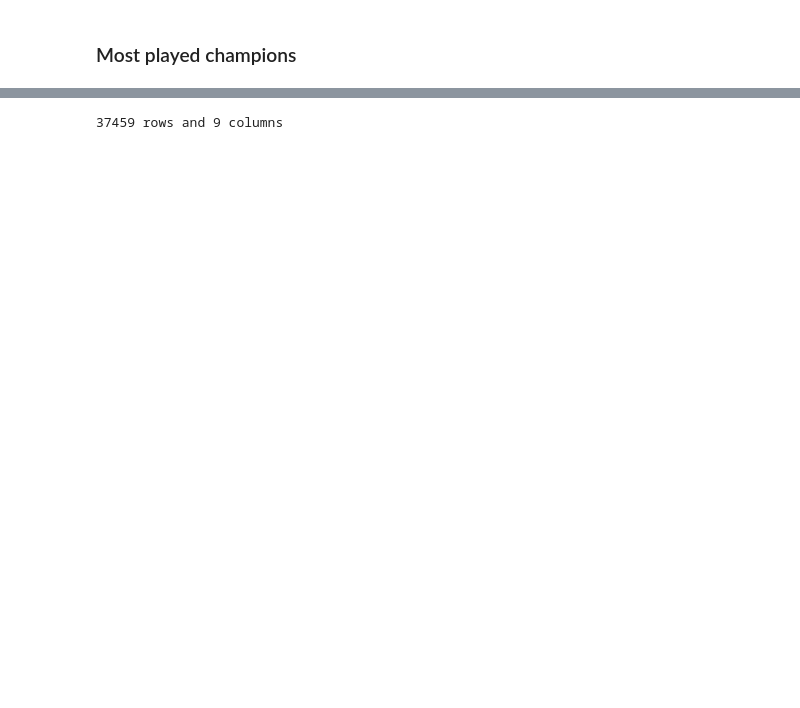
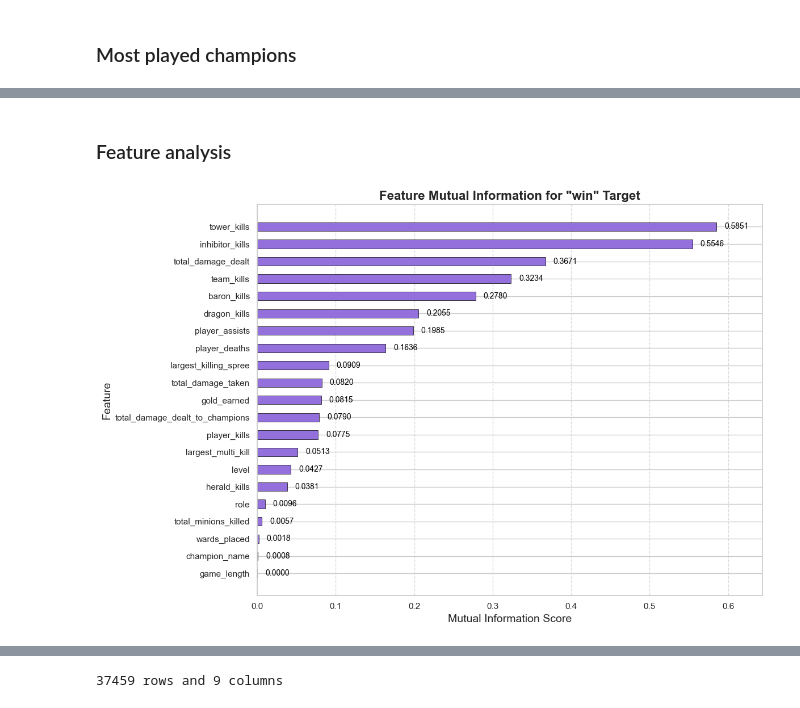
Before and after one commit to NJurquet/neuralol, a Jupyter notebook: notebooks/0_dataset_visualization.ipynb, the cells around one changed output, grey strips where cells are left out. Cells and saved outputs as stored; diff of their text form; code cells hidden in the pictures; blank space fills up the shorter version.

```diff
--- a/notebooks/0_dataset_visualization.ipynb
+++ b/notebooks/0_dataset_visualization.ipynb
@@ -291,0 +366,50 @@ plt.show()
+# %% [markdown]
+### Feature analysis
+# %%
+from sklearn.feature_selection import mutual_info_classif
+from sklearn.preprocessing import OrdinalEncoder
+
+# Define columns to exclude (identifiers and redundant information)
+exclude_cols = [StatsCols.GAME_ID, StatsCols.PLAYER_ID, StatsCols.PLAYER_NAME, StatsCols.TEAM_ID, StatsCols.TEAM_NAME, StatsCols.TEAM_ACRONYM]
+
+# Separate features and target
+X = df_players_game_stats.drop(columns=[StatsCols.WIN] + exclude_cols)
+y = df_players_game_stats[StatsCols.WIN]
+
+# Identify categorical columns (object type)
+categorical_cols = X.select_dtypes(include=['object']).columns.tolist()
+
+# Create a copy of X for preprocessing
+X_processed = X.copy()
+
+# Encode categorical features
+if categorical_cols:
+    encoder = OrdinalEncoder()
+    X_processed[categorical_cols] = encoder.fit_transform(X[categorical_cols])
+
+discrete_features = X.dtypes == int
+
+# Calculate mutual information for all features
+mi_scores = mutual_info_classif(X_processed, y, discrete_features=discrete_features)
+mi_scores = pd.Series(mi_scores, name="MI Scores", index=X_processed.columns)
+mi_scores = mi_scores.sort_values(ascending=True)
+
+# Plot the results
+plt.figure(figsize=(12, 8))
+bars = plt.barh(mi_scores.index, mi_scores, height=0.5, color='mediumpurple', edgecolor='black', linewidth=0.5)
+plt.xlim(0, mi_scores.max() * 1.1)  # Set x-axis limit with some padding
+plt.title('Feature Mutual Information for "win" Target', fontsize=16, fontweight='bold')
+plt.xlabel('Mutual Information Score', fontsize=14)
+plt.ylabel('Feature', fontsize=14)
+plt.grid(axis='x', linestyle='--', alpha=0.7)
+
+# Add value annotations to the bars
+for bar in bars:
+    width = bar.get_width()
+    plt.text(width + 0.01, bar.get_y() + bar.get_height()/2, f'{width:.4f}',
+             va='center', fontsize=10, color='black')
+
+plt.tight_layout()
+plt.show()
+# %% [output]
+[figure, added]
```
Also changed, not shown: parts of 10 cells of this notebook.
